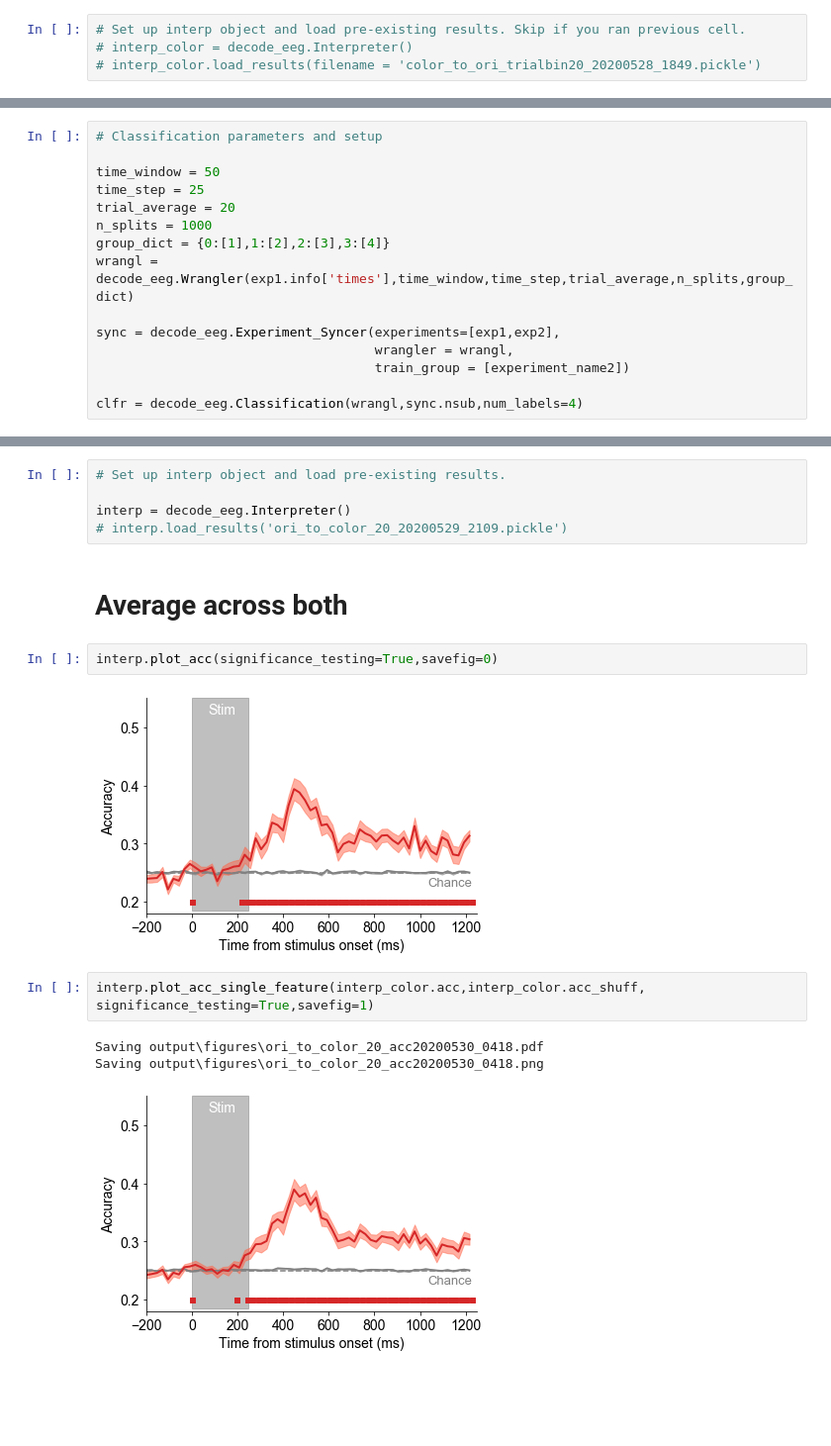
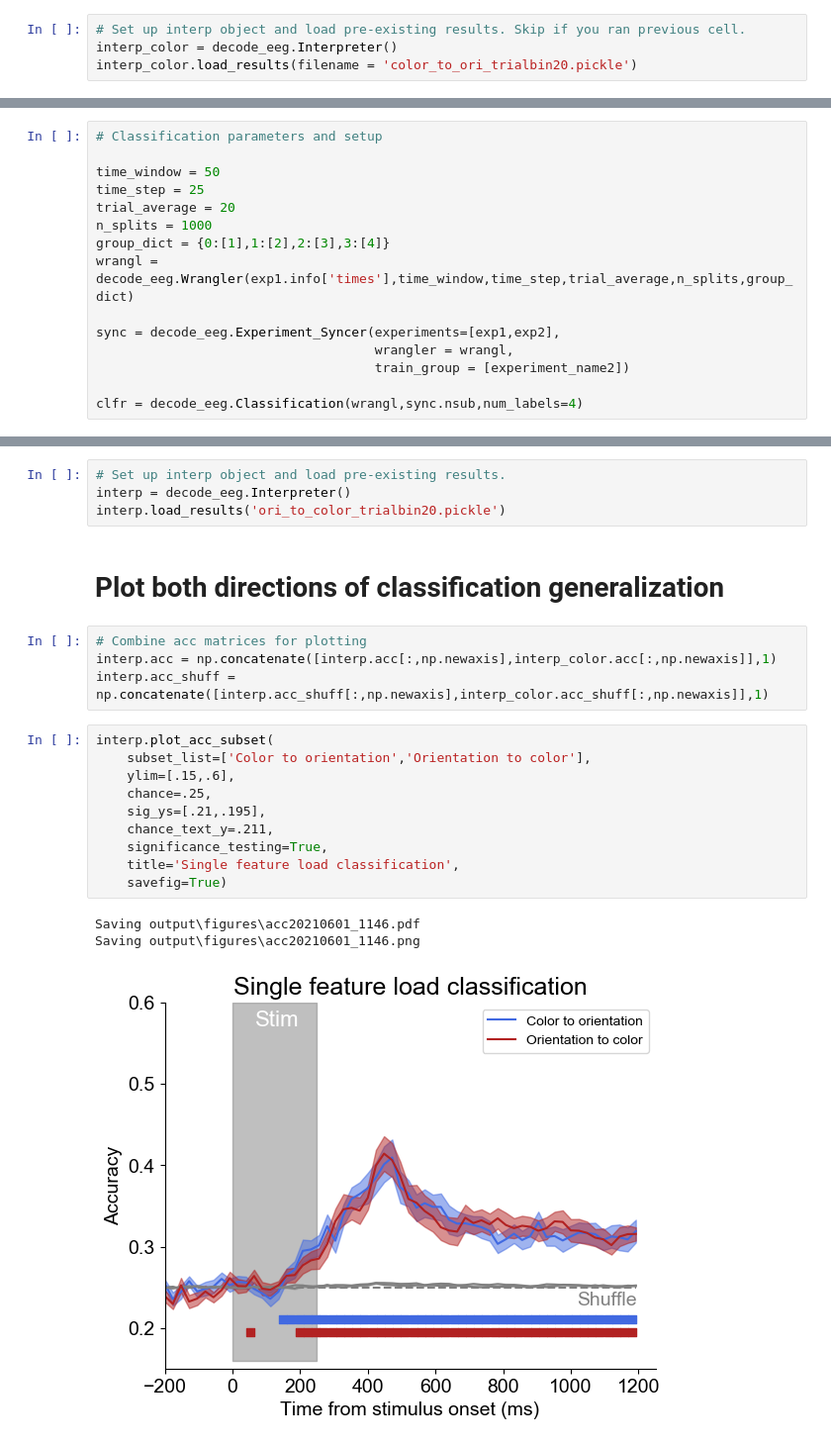
Before and after one commit to WilliamThyer/Thyer-et-al-2021, a Jupyter notebook: decode_load_single_feature.ipynb, the cells around one changed output, grey strips where cells are left out. Shown at 99% size. Saved outputs shown, nothing was run; the diff lists cells and outputs as text; blank space fills up the shorter version.

Commit message:
single feature analysis

```diff
--- a/decode_load_single_feature.ipynb
+++ b/decode_load_single_feature.ipynb
@@ -65,5 +65,5 @@ interp_color = decode_eeg.Interpreter(clfr,subtitle=f'color_to_ori_trialbin{tria
 23
 # %%
 # Set up interp object and load pre-existing results. Skip if you ran previous cell.
-# interp_color = decode_eeg.Interpreter()
-# interp_color.load_results(filename = 'color_to_ori_trialbin20_20200528_1849.pickle')
+interp_color = decode_eeg.Interpreter()
+interp_color.load_results(filename = 'color_to_ori_trialbin20.pickle')
@@ -109,17 +102,24 @@ interp.save_results()
 # %%
 # Set up interp object and load pre-existing results.
-
 interp = decode_eeg.Interpreter()
-# interp.load_results('ori_to_color_20_20200529_2109.pickle')
+interp.load_results('ori_to_color_trialbin20.pickle')
-# %% [markdown]
-# Average across both
-# %%
-interp.plot_acc(significance_testing=True,savefig=0)
-# %% [output]
-[figure, removed]
-# %%
-interp.plot_acc_single_feature(interp_color.acc,interp_color.acc_shuff, significance_testing=True,savefig=1)
-# %% [output]
-Saving output\figures\ori_to_color_20_acc20200530_0418.pdf
-Saving output\figures\ori_to_color_20_acc20200530_0418.png
-[figure, removed]
+# %% [markdown]
+# Plot both directions of classification generalization
+# %%
+# Combine acc matrices for plotting
+interp.acc = np.concatenate([interp.acc[:,np.newaxis],interp_color.acc[:,np.newaxis]],1)
+interp.acc_shuff = np.concatenate([interp.acc_shuff[:,np.newaxis],interp_color.acc_shuff[:,np.newaxis]],1)
+# %%
+interp.plot_acc_subset(
+    subset_list=['Color to orientation','Orientation to color'],
+    ylim=[.15,.6],
+    chance=.25,
+    sig_ys=[.21,.195],
+    chance_text_y=.211,
+    significance_testing=True,
+    title='Single feature load classification',
+    savefig=True)
+# %% [output]
+Saving output\figures\acc20210601_1146.pdf
+Saving output\figures\acc20210601_1146.png
+[figure, added]
```
Also changed, not shown: parts of 4 cells of this notebook, 3 other files.
